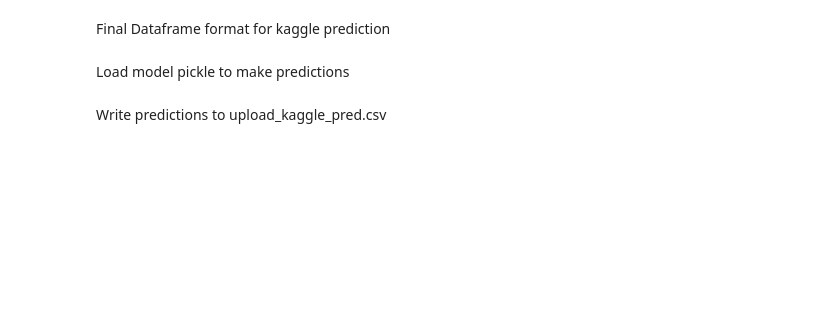
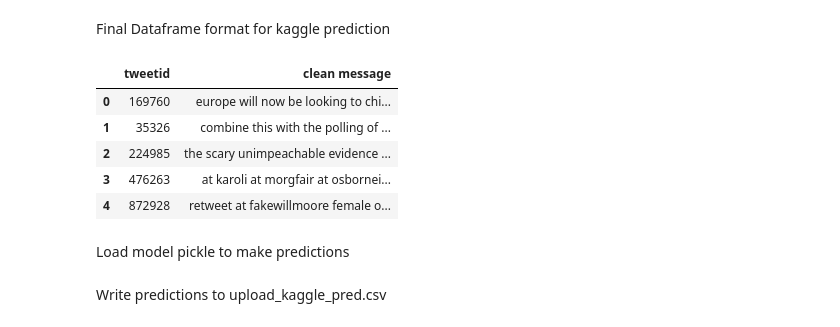
Before and after one commit to lejone/Classification, a Jupyter notebook: Classification Predict.ipynb, the cells around one changed output. Saved outputs shown, nothing was run; the diff lists cells and outputs as text; code cells hidden in the pictures; blank space fills up the shorter version.

```diff
--- a/Classification Predict.ipynb
+++ b/Classification Predict.ipynb
@@ -616,7 +665,14 @@ test.drop(drop_list,axis=1,inplace=True)
 # %% [markdown]
 Final Dataframe format for kaggle prediction
 # %%
-test
+test.head(5)
+# %% [output]
+|  | tweetid | clean message |
+| 0 | 169760 | europe will now be looking to chi... |
+| 1 | 35326 | combine this with the polling of ... |
+| 2 | 224985 | the scary unimpeachable evidence ... |
+| 3 | 476263 | at karoli at morgfair at osbornei... |
+| 4 | 872928 | retweet at fakewillmoore female o... |
 # %% [markdown]
 Load model pickle to make predictions
 # %%
```
Also changed, not shown: parts of 33 cells of this notebook, 1 other file.
